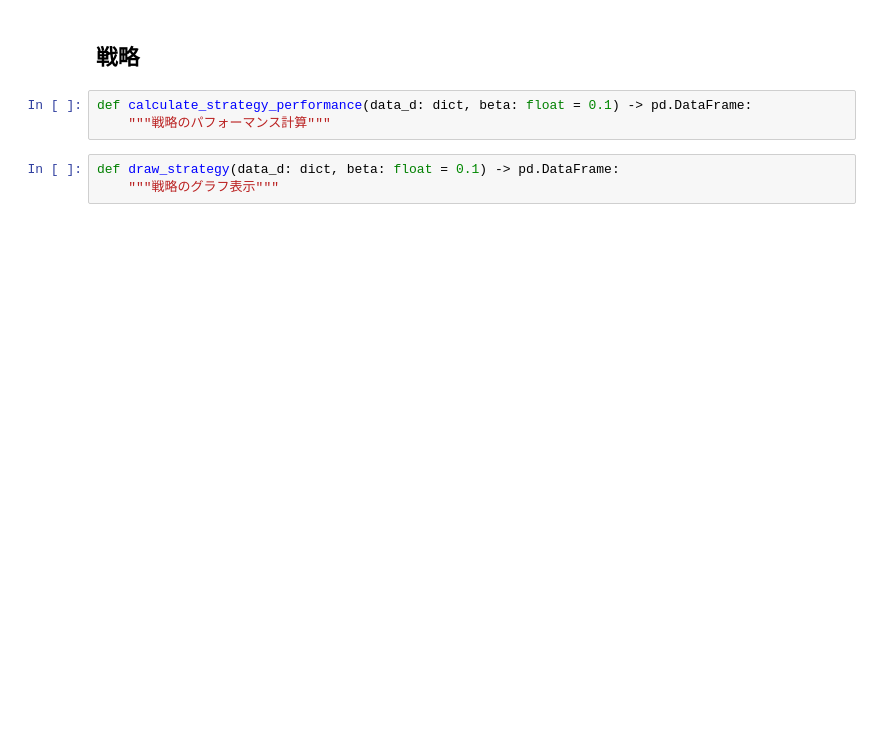
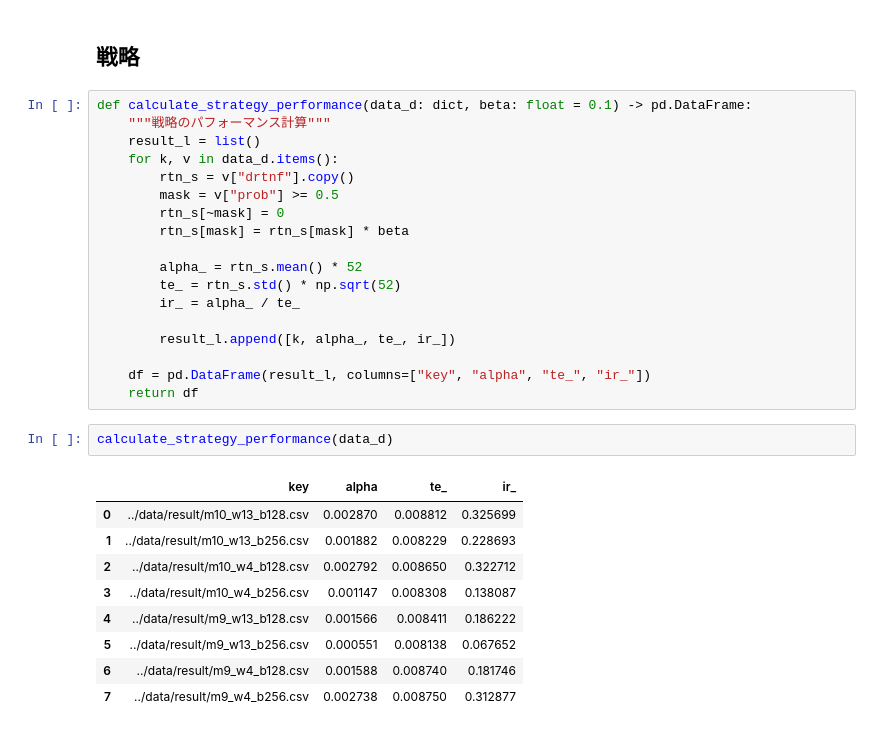
Before and after one commit to ktman-ktman/check_weekly_analysis_performance, a Jupyter notebook: notebook/aggregate_performance.ipynb, the cells around one changed output. Saved outputs shown, nothing was run; the diff lists cells and outputs as text; blank space fills up the shorter version.

```diff
--- a/notebook/aggregate_performance.ipynb
+++ b/notebook/aggregate_performance.ipynb
@@ -101,8 +132,32 @@ def calculate_score(data_d: dict) -> dict:
 # %% [markdown]
 ## 戦略
-# %%
-def calculate_strategy_performance(data_d: dict, beta: float = 0.1) -> pd.DataFrame:
-    """戦略のパフォーマンス計算"""
-# %%
-def draw_strategy(data_d: dict, beta: float = 0.1) -> pd.DataFrame:
-    """戦略のグラフ表示"""
+# %%
+def calculate_strategy_performance(data_d: dict, beta: float = 0.1) -> pd.DataFrame:
+    """戦略のパフォーマンス計算"""
+    result_l = list()
+    for k, v in data_d.items():
+        rtn_s = v["drtnf"].copy()
+        mask = v["prob"] >= 0.5
+        rtn_s[~mask] = 0
+        rtn_s[mask] = rtn_s[mask] * beta
+
+        alpha_ = rtn_s.mean() * 52
+        te_ = rtn_s.std() * np.sqrt(52)
+        ir_ = alpha_ / te_
+
+        result_l.append([k, alpha_, te_, ir_])
+
+    df = pd.DataFrame(result_l, columns=["key", "alpha", "te_", "ir_"])
+    return df
+# %%
+calculate_strategy_performance(data_d)
+# %% [output]
+|  | key | alpha | te_ | ir_ |
+| 0 | ../data/result/m10_w13_b128.csv | 0.002870 | 0.008812 | 0.325699 |
+| 1 | ../data/result/m10_w13_b256.csv | 0.001882 | 0.008229 | 0.228693 |
+| 2 | ../data/result/m10_w4_b128.csv | 0.002792 | 0.008650 | 0.322712 |
+| 3 | ../data/result/m10_w4_b256.csv | 0.001147 | 0.008308 | 0.138087 |
+| 4 | ../data/result/m9_w13_b128.csv | 0.001566 | 0.008411 | 0.186222 |
+| 5 | ../data/result/m9_w13_b256.csv | 0.000551 | 0.008138 | 0.067652 |
+| 6 | ../data/result/m9_w4_b128.csv | 0.001588 | 0.008740 | 0.181746 |
+| 7 | ../data/result/m9_w4_b256.csv | 0.002738 | 0.008750 | 0.312877 |
```
Also changed, not shown: parts of 7 cells of this notebook, 2 other files.
